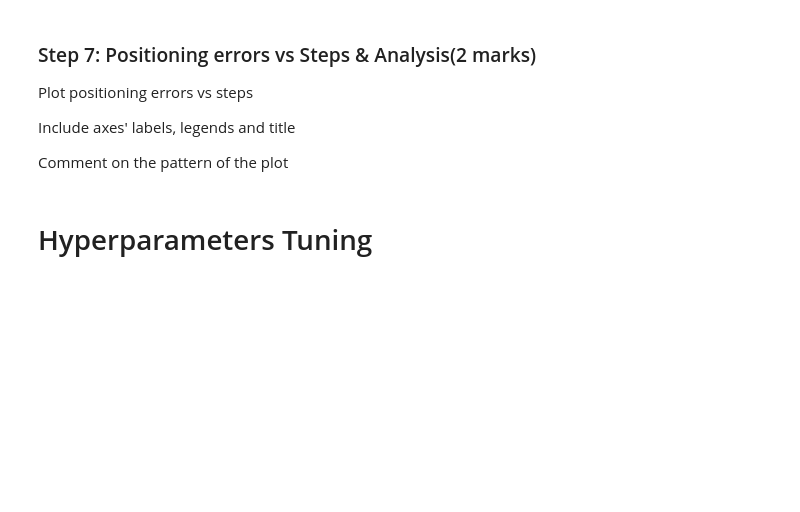
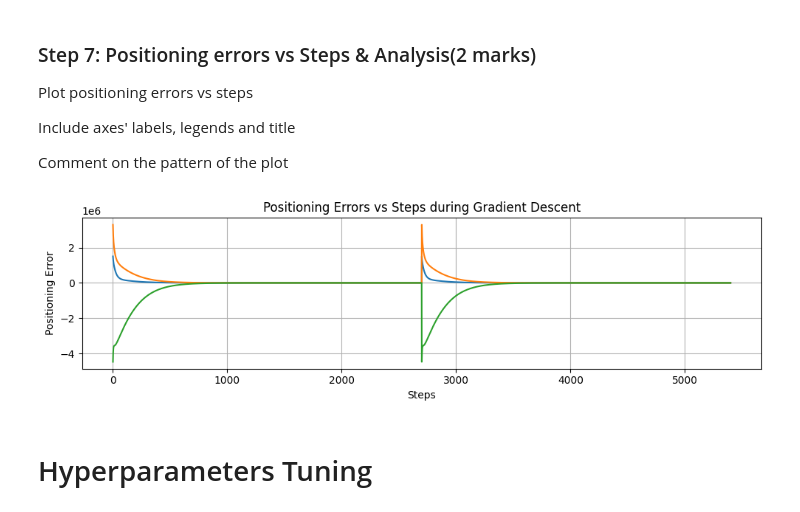
Before and after one commit to SoroushSoleymani/engg680_2024_fall, a Jupyter notebook: Lab_Assignment3/Assignment3.ipynb, the cells around one changed output. Drawn from its saved outputs; the diff is of its cells as text; code cells hidden in the pictures; blank space fills up the shorter version.

```diff
--- a/Lab_Assignment3/Assignment3.ipynb
+++ b/Lab_Assignment3/Assignment3.ipynb
@@ -303,3 +323,24 @@ plt.show()
+# %%
+fig, ax = plt.subplots(nrows=1, ncols=1, figsize=(10, 3))
+# Plot positioning errors for each component (x, y, z) vs steps
+ax.plot(arr_err)
+
+# Label the axes
+ax.set_xlabel('Steps')
+ax.set_ylabel('Positioning Error')
+
+# Set the title of the plot
+ax.set_title('Positioning Errors vs Steps during Gradient Descent')
+
+# Use grid for better visualization
+ax.grid(True)
+fig.tight_layout()
+plt.show()
+
+# Comment on the pattern
+# Positioning errors usually decrease as steps increase. Initially, the errors were large, but as the algorithm converges, the x, y, and z errors get closer to zero, showing that the receiver’s position estimate is approaching the true location.
+# %% [output]
+[figure, added]
 # %% [markdown]
 # Hyperparameters Tuning
 # %% [markdown]
```
Also changed, not shown: parts of 13 cells of this notebook.
